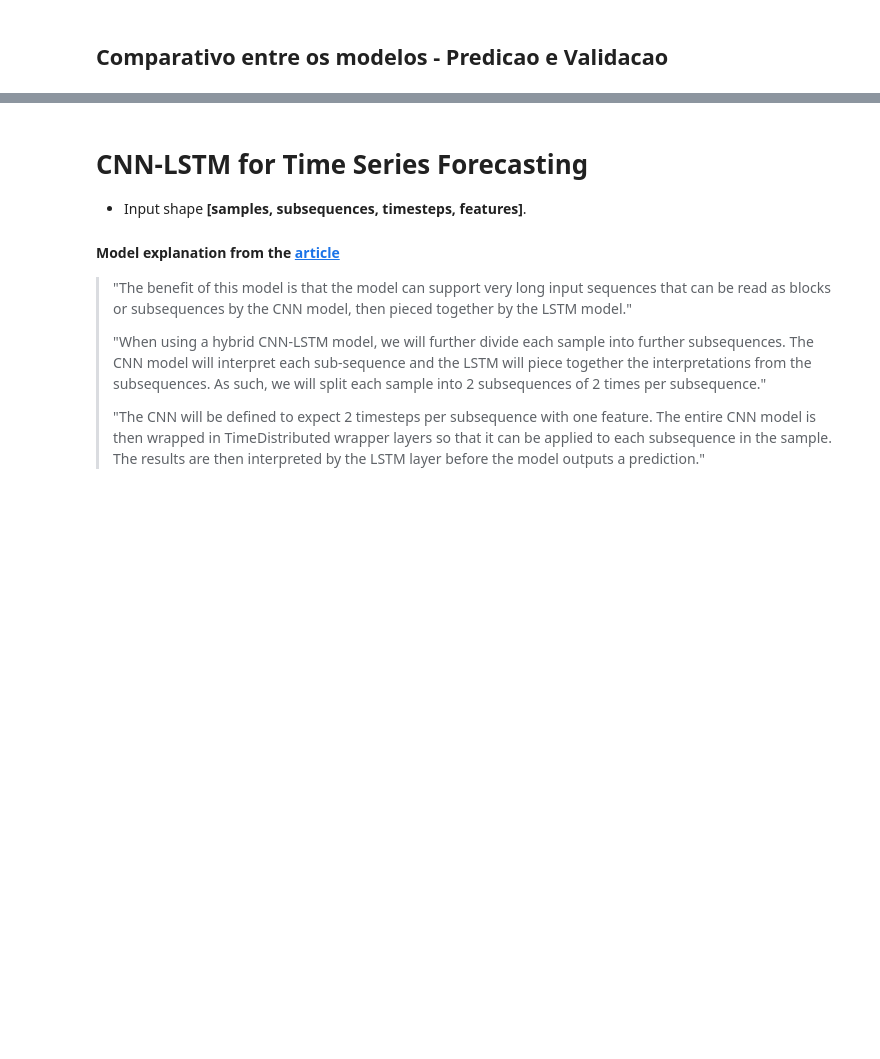
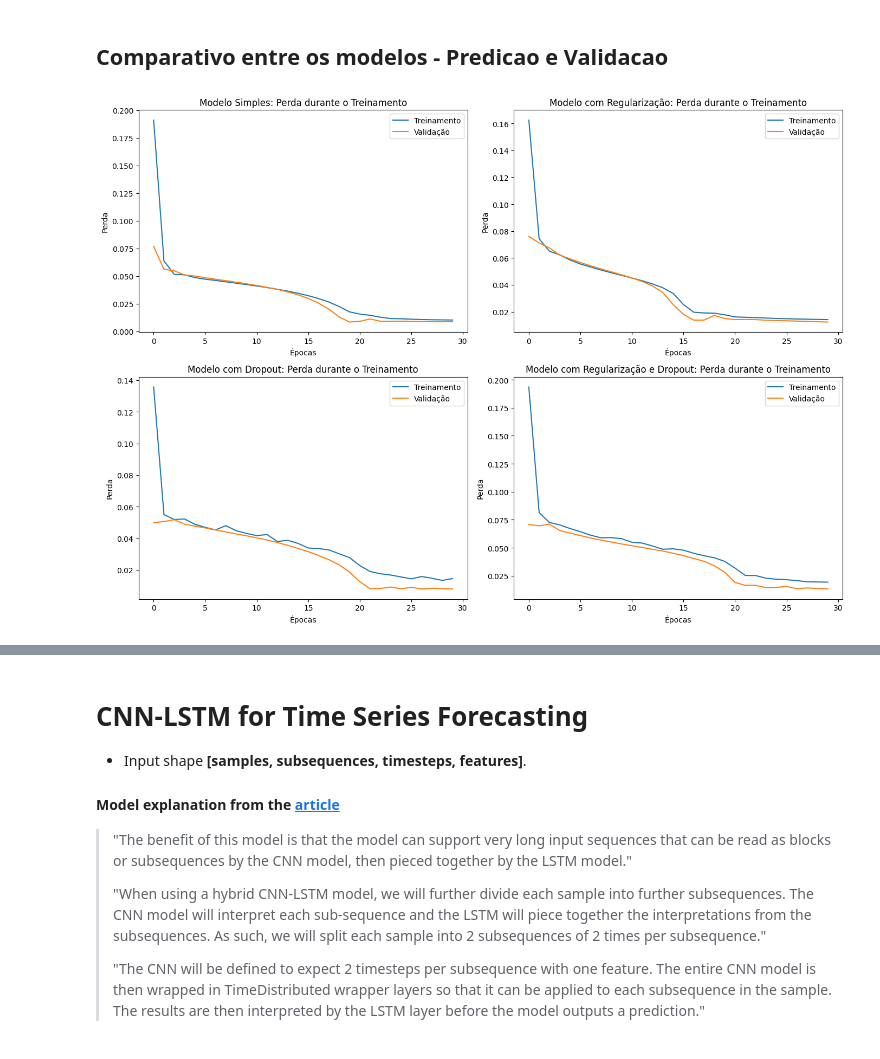
Before and after one commit to camazlucas/PEE-CPE727-Aprendizado-Profundo, a Jupyter notebook: 2024-03/Seminarios/11 - Aplicacoes em Series Temporais/Aplicacao em Series Temporais.ipynb, the cells around one changed output, grey strips where cells are left out. Cells and saved outputs as stored; diff of their text form; code cells hidden in the pictures; blank space fills up the shorter version.

Commit message:
Padronizacao do Codigo do Modelo LSTM

```diff
--- a/2024-03/Seminarios/11 - Aplicacoes em Series Temporais/Aplicacao em Series Temporais.ipynb
+++ b/2024-03/Seminarios/11 - Aplicacoes em Series Temporais/Aplicacao em Series Temporais.ipynb
@@ -827,5 +932,5 @@ model_lstm.compile(loss='mse', optimizer=optimizers.Adam())
 history_lstm = model_lstm.fit(X_train_series,
                               Y_train,
                               validation_data=(X_valid_series, Y_valid),
-                              epochs=15,
+                              epochs=epochs_lstm,
                                 verbose=2)
@@ -834,8 +957,8 @@ history_lstm = model_lstm.fit(X_train_series,
 # %%
 model_lstm_reg = Sequential()
-model_lstm_reg.add(LSTM(64, activation='tanh', kernel_regularizer=regularizers.l2(0.01), input_shape=(X_train_series.shape[1], X_train_series.shape[2])))
+model_lstm_reg.add(LSTM(50, activation='tanh', kernel_regularizer=regularizers.l2(0.01), input_shape=(X_train_series.shape[1], X_train_series.shape[2])))
 model_lstm_reg.add(Dense(1))
-model_lstm_reg.compile(optimizer='adam', loss='mse')
+model_lstm_reg.compile(optimizer=optimizers.Adam(), loss='mse')
 #model_lstm_reg.summary()
 # %%
 # Treinamento do modelo com regularização L2
@@ -888,0 +1046,14 @@ history_lstm_reg_dropout = model_lstm_reg_dropout.fit(
+# %%
+history_lstm_reg_drop = model_lstm_reg_drop.fit(X_train_series,
+                            Y_train,
+                            epochs=epochs_lstm,
+                            batch_size=32,
+                            validation_data=(X_valid_series, Y_valid),
+                            verbose=2)
+
+# history_lstm_drop = model_lstm_drop.fit(X_train_series,
+#                                               Y_train,
+#                                               epochs=epochs_lstm,
+#                                               batch_size=32,
+#                                               validation_data=(X_valid_series, Y_valid),
+#                                               verbose=1)
@@ -966,0 +1080,44 @@ for name, (mape, rmse, mae, r2) in results.items():
+# %%
+# Gráficos de perda durante o treinamento
+plt.figure(figsize=(14, 10))
+
+# Modelo Simples
+plt.subplot(2, 2, 1)
+plt.plot(history_lstm.history['loss'], label='Treinamento')
+plt.plot(history_lstm.history['val_loss'], label='Validação')
+plt.title('Modelo Simples: Perda durante o Treinamento')
+plt.xlabel('Épocas')
+plt.ylabel('Perda')
+plt.legend()
+
+# Modelo com Regularização
+plt.subplot(2, 2, 2)
+plt.plot(history_lstm_reg.history['loss'], label='Treinamento')
+plt.plot(history_lstm_reg.history['val_loss'], label='Validação')
+plt.title('Modelo com Regularização: Perda durante o Treinamento')
+plt.xlabel('Épocas')
+plt.ylabel('Perda')
+plt.legend()
+
+# Modelo com Dropout
+plt.subplot(2, 2, 3)
+plt.plot(history_lstm_drop.history['loss'], label='Treinamento')
+plt.plot(history_lstm_drop.history['val_loss'], label='Validação')
+plt.title('Modelo com Dropout: Perda durante o Treinamento')
+plt.xlabel('Épocas')
+plt.ylabel('Perda')
+plt.legend()
+
+# Modelo com Regularização e Dropout
+plt.subplot(2, 2, 4)
+plt.plot(history_lstm_reg_drop.history['loss'], label='Treinamento')
+plt.plot(history_lstm_reg_drop.history['val_loss'], label='Validação')
+plt.title('Modelo com Regularização e Dropout: Perda durante o Treinamento')
+plt.xlabel('Épocas')
+plt.ylabel('Perda')
+plt.legend()
+
+plt.tight_layout()
+plt.show()
+# %% [output]
+[figure, added]
```
Also changed, not shown: parts of 41 cells of this notebook.
